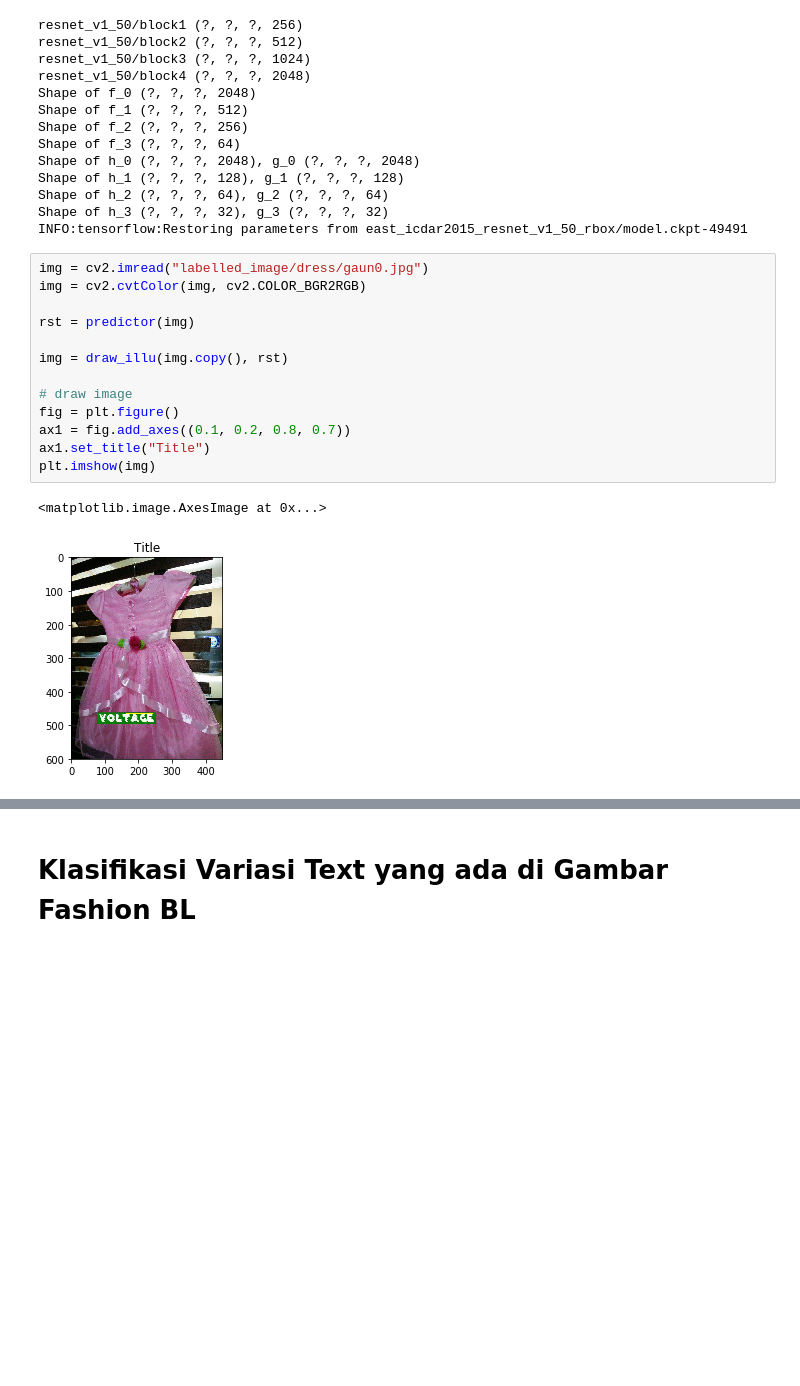
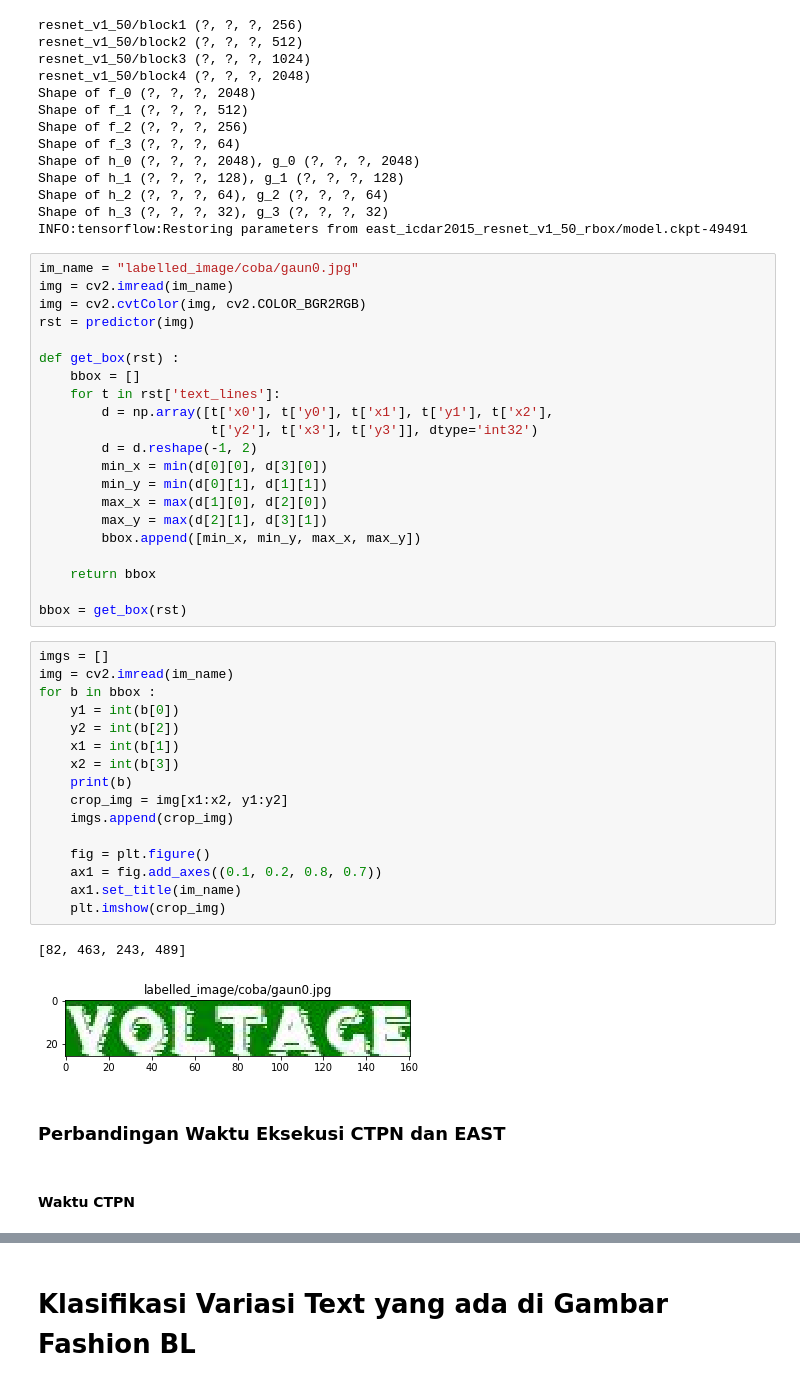
Before and after one commit to mhilmiasyrofi/character-recognition, a Jupyter notebook: Character Recognition + Information Extraction.ipynb, the cells around one changed output, grey strips where cells are left out. Drawn from its saved outputs; the diff is of its cells as text; blank space fills up the shorter version.

Commit message:
get bounding box from east

```diff
--- a/Character Recognition + Information Extraction.ipynb
+++ b/Character Recognition + Information Extraction.ipynb
@@ -277,19 +277,47 @@ Shape of h_1 (?, ?, ?, 128), g_1 (?, ?, ?, 128)
 Shape of h_2 (?, ?, ?, 64), g_2 (?, ?, ?, 64)
 Shape of h_3 (?, ?, ?, 32), g_3 (?, ?, ?, 32)
 INFO:tensorflow:Restoring parameters from east_icdar2015_resnet_v1_50_rbox/model.ckpt-49491
-# %%
-img = cv2.imread("labelled_image/dress/gaun0.jpg")
-img = cv2.cvtColor(img, cv2.COLOR_BGR2RGB)
-
-rst = predictor(img)
-
-img = draw_illu(img.copy(), rst)
-
-# draw image
-fig = plt.figure()
-ax1 = fig.add_axes((0.1, 0.2, 0.8, 0.7))
-ax1.set_title("Title")
-plt.imshow(img)
-# %% [output]
-<matplotlib.image.AxesImage at 0x...>
-[figure, removed]
+# %%
+im_name = "labelled_image/coba/gaun0.jpg"
+img = cv2.imread(im_name)
+img = cv2.cvtColor(img, cv2.COLOR_BGR2RGB)
+rst = predictor(img)
+
+def get_box(rst) :
+    bbox = []
+    for t in rst['text_lines']:
+        d = np.array([t['x0'], t['y0'], t['x1'], t['y1'], t['x2'],
+                      t['y2'], t['x3'], t['y3']], dtype='int32')
+        d = d.reshape(-1, 2)
+        min_x = min(d[0][0], d[3][0])
+        min_y = min(d[0][1], d[1][1])
+        max_x = max(d[1][0], d[2][0])
+        max_y = max(d[2][1], d[3][1])
+        bbox.append([min_x, min_y, max_x, max_y])
+
+    return bbox
+
+bbox = get_box(rst)
+# %%
+imgs = []
+img = cv2.imread(im_name)
+for b in bbox :
+    y1 = int(b[0])
+    y2 = int(b[2])
+    x1 = int(b[1])
+    x2 = int(b[3])
+    print(b)
+    crop_img = img[x1:x2, y1:y2]
+    imgs.append(crop_img)
+
+    fig = plt.figure()
+    ax1 = fig.add_axes((0.1, 0.2, 0.8, 0.7))
+    ax1.set_title(im_name)
+    plt.imshow(crop_img)
+# %% [output]
+[82, 463, 243, 489]
+[figure, added]
+# %% [markdown]
+### Perbandingan Waktu Eksekusi CTPN dan EAST
+# %% [markdown]
+#### Waktu CTPN
```
Also changed, not shown: parts of 6 cells of this notebook.
